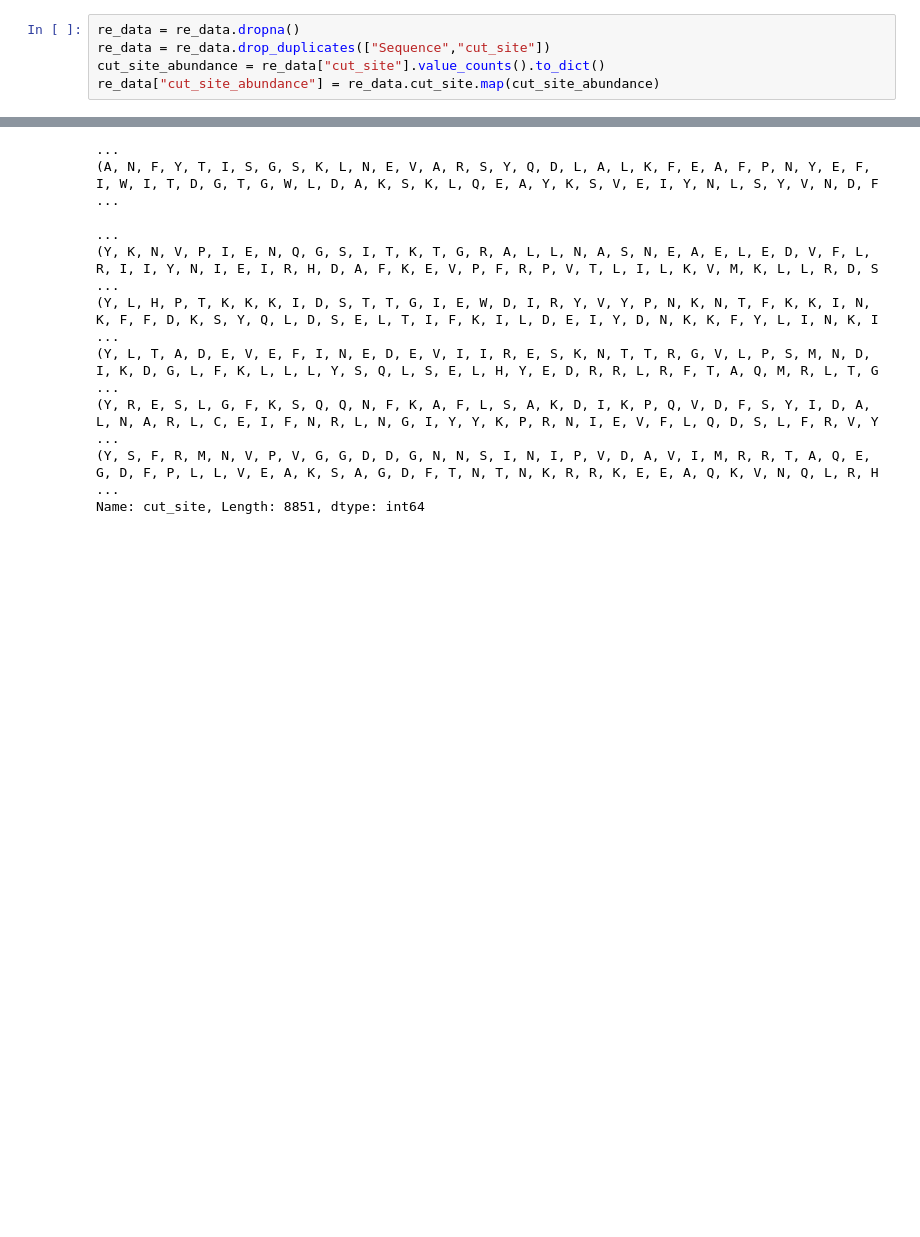
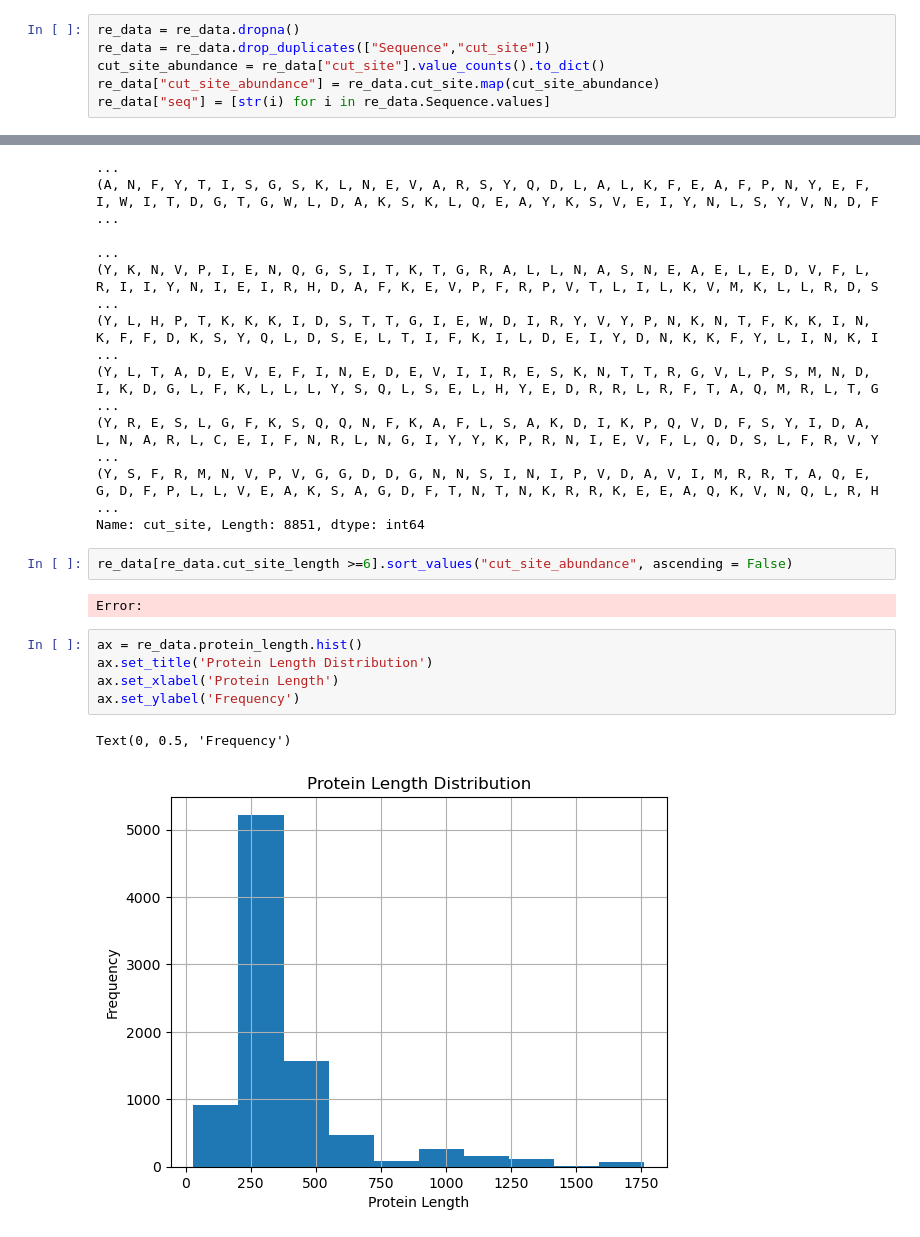
Before and after one commit to khoa-yelo/SeqUtils, a Jupyter notebook: notebooks/example.ipynb, the cells around one changed output, grey strips where cells are left out. Cells and saved outputs as stored; diff of their text form; blank space fills up the shorter version.

```diff
--- a/notebooks/example.ipynb
+++ b/notebooks/example.ipynb
@@ -22,3 +25,4 @@ re_data = re_data.dropna()
 re_data = re_data.drop_duplicates(["Sequence","cut_site"])
 cut_site_abundance = re_data["cut_site"].value_counts().to_dict()
 re_data["cut_site_abundance"] = re_data.cut_site.map(cut_site_abundance)
+re_data["seq"] = [str(i) for i in re_data.Sequence.values]
@@ -38,3 +46,15 @@ Sequence
 (Y, R, E, S, L, G, F, K, S, Q, Q, N, F, K, A, F, L, S, A, K, D, I, K, P, Q, V, D, F, S, Y, I, D, A, L, N, A, R, L, C, E, I, F, N, R, L, N, G, I, Y, Y, K, P, R, N, I, E, V, F, L, Q, D, S, L, F, R, V, Y ...
 (Y, S, F, R, M, N, V, P, V, G, G, D, D, G, N, N, S, I, N, I, P, V, D, A, V, I, M, R, R, T, A, Q, E, G, D, F, P, L, L, V, E, A, K, S, A, G, D, F, T, N, T, N, K, R, R, K, E, E, A, Q, K, V, N, Q, L, R, H ...
 Name: cut_site, Length: 8851, dtype: int64
+# %%
+re_data[re_data.cut_site_length >=6].sort_values("cut_site_abundance", ascending = False)
+# %% [output]
+Error:
+# %%
+ax = re_data.protein_length.hist()
+ax.set_title('Protein Length Distribution')
+ax.set_xlabel('Protein Length')
+ax.set_ylabel('Frequency')
+# %% [output]
+Text(0, 0.5, 'Frequency')
+[figure, added]
```
Also changed, not shown: parts of 3 cells of this notebook, 19 other files.
